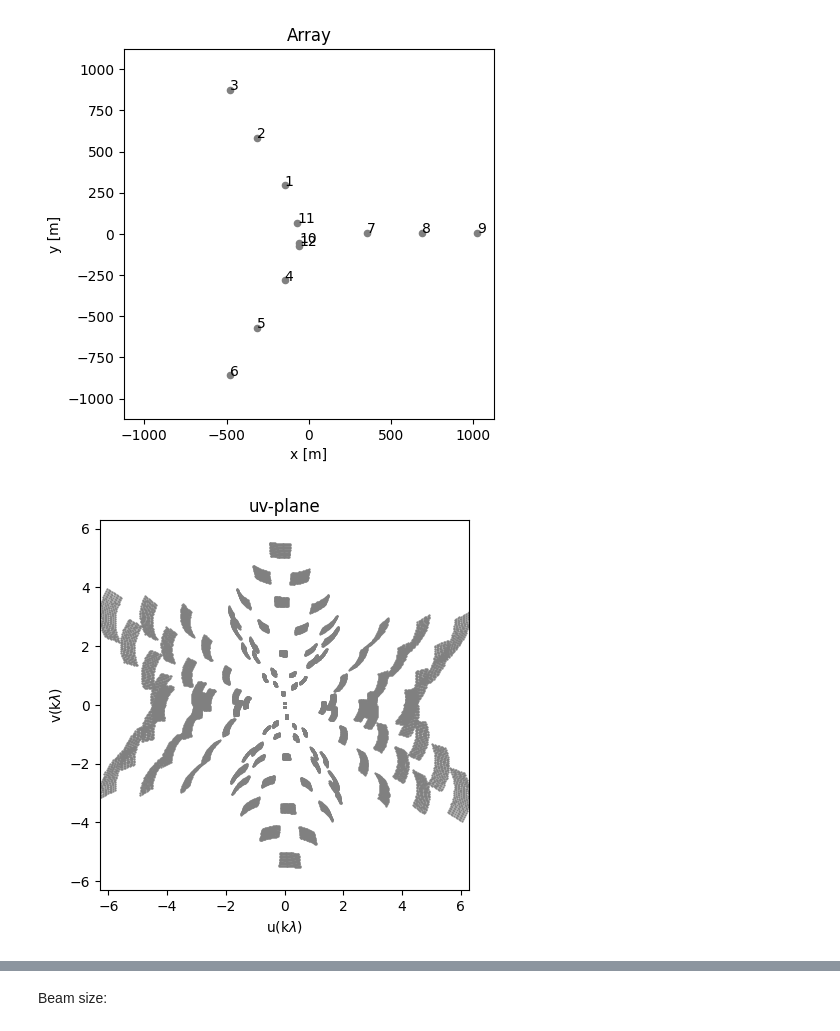
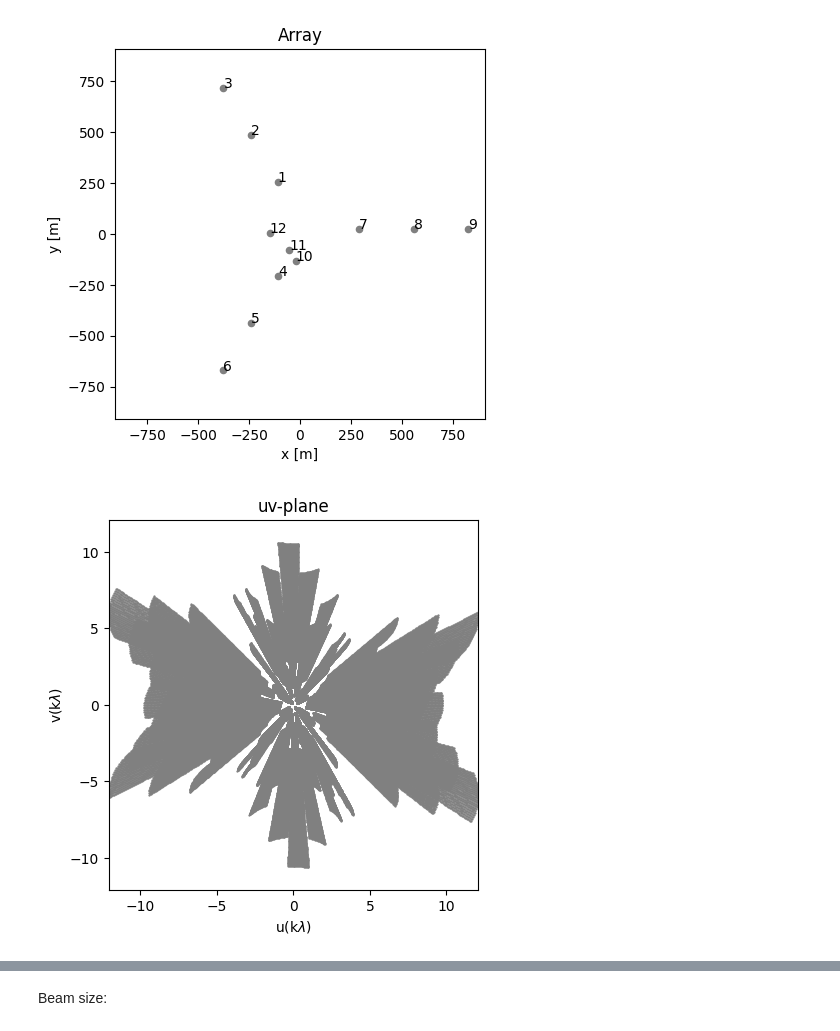
Before and after one commit to CentofantiEze/argosim, a Jupyter notebook: notebooks/Clean_demo.ipynb, the cells around one changed output, grey strips where cells are left out. Saved outputs shown, nothing was run; the diff lists cells and outputs as text; code cells hidden in the pictures.

```diff
--- a/notebooks/Clean_demo.ipynb
+++ b/notebooks/Clean_demo.ipynb
@@ -8,39 +8,37 @@ from argosim.data_utils import *
 from argosim.clean import *
 from argosim.imaging_utils import *
 # %%
-plt.rcParams['image.cmap'] = 'afmhot'
-
 # Antenna parameters
-e_lim = 1000
-n_lim = 1000
+e_lim = 400
+n_lim = 400
 n_antenna = 3
 n_baselines = n_antenna*(n_antenna-1)
-radius = 1000
+radius = 800
 alpha = 120
 
 arr_y = y_antenna_arr(n_antenna, radius, alpha)
-arr_center = random_antenna_arr(n_antenna=n_antenna, E_lim=e_lim/4, N_lim=n_lim/4)
+arr_center = random_antenna_arr(n_antenna=n_antenna, E_lim=e_lim, N_lim=n_lim)
 arr = combine_antenna_arr(arr_y,arr_center)
 plot_antenna_arr(arr)
 # %% [output]
-[figure, old version]
+[figure, new version]
 # %%
 # Source tracking parameters
 source_decl = -30/180*np.pi
 array_lat = 10.7/180*np.pi
 track_time = 2
 delta_t = 5/60 # 300 secs
 t_0 = -0.5
 n_times = int(track_time/delta_t)
 
 # Multiband parameters
-f = 1200e6 # 1200 MHz
-bandwidth = 100e6
-n_freqs = 10
+f = 2000e6 # 1200 MHz
+bandwidth = 2000e6
+n_freqs = 128
 
 # Get baselines
 base_arr = get_baselines(arr)
-track = uv_track_multiband(base_arr, array_lat, source_decl, track_time, t_0, n_times, f, bandwidth, n_freqs)
+track, _ = uv_track_multiband(base_arr, array_lat, source_decl, track_time, t_0, n_times, f, bandwidth, n_freqs)
 plot_baselines(track)
 # %% [output]
-[figure, old version]
+[figure, new version]
```
Also changed, not shown: parts of 10 cells of this notebook, 7 other files.
